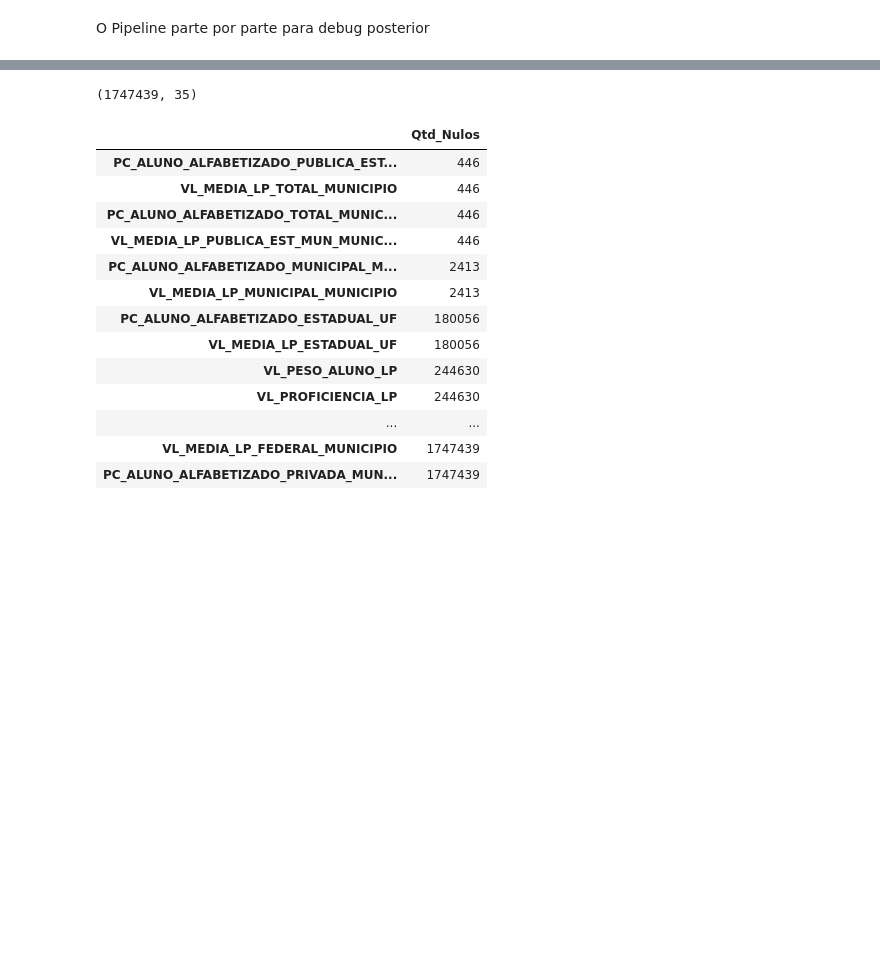
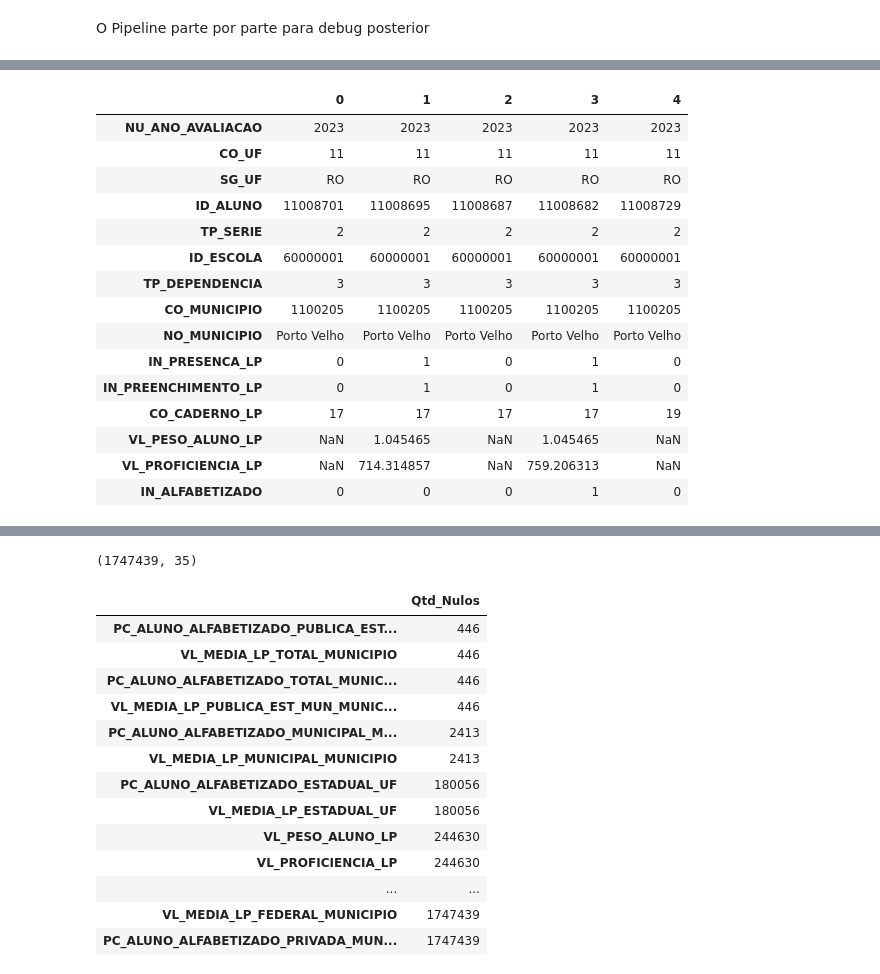
Before and after one commit to LucasRuizMartins/fiap_tech_challenge_02, a Jupyter notebook: notebooks/pipeline_bronze_silver.ipynb, the cells around one changed output, grey strips where cells are left out. Cells and saved outputs as stored; diff of their text form; code cells hidden in the pictures; blank space fills up the shorter version.

```diff
--- a/notebooks/pipeline_bronze_silver.ipynb
+++ b/notebooks/pipeline_bronze_silver.ipynb
@@ -217,2 +170,17 @@ O Pipeline parte por parte para debug posterior
 # %%
-ano = 2024
+#Nao ocultar as informações de descrição
+pd.set_option('display.max_colwidth', None)
+ano = 2025
+
+#dados
+raw_alunos = carregar_parquet_local(ano,'TS_ALUNO')
+raw_itens =  carregar_parquet_local(ano,'TS_ITEM')
+raw_uf  = carregar_parquet_local(ano,'TS_ESTADO')
+raw_municipio  = carregar_parquet_local(ano,'TS_MUNICIPIO')
+
+
+#Dicionarios
+dicionario_alunos =   carregar_parquet_local(ano,'TS_ALUNO', ler_dicionario=True)
+dicionario_itens =   carregar_parquet_local(ano,'TS_ITEM', ler_dicionario=True)
+dicionario_municipio =   carregar_parquet_local(ano,'TS_ESTADO', ler_dicionario=True)
+dicionario_uf =   carregar_parquet_local(ano,'TS_MUNICIPIO', ler_dicionario=True)
@@ -219,3 +212,22 @@ ano = 2024
+# %%
+raw_alunos.head(5).T
+# %% [output]
+|  | 0 | 1 | 2 | 3 | 4 |
+| NU_ANO_AVALIACAO | 2023 | 2023 | 2023 | 2023 | 2023 |
+| CO_UF | 11 | 11 | 11 | 11 | 11 |
+| SG_UF | RO | RO | RO | RO | RO |
+| ID_ALUNO | 11008701 | 11008695 | 11008687 | 11008682 | 11008729 |
+| TP_SERIE | 2 | 2 | 2 | 2 | 2 |
+| ID_ESCOLA | 60000001 | 60000001 | 60000001 | 60000001 | 60000001 |
+| TP_DEPENDENCIA | 3 | 3 | 3 | 3 | 3 |
+| CO_MUNICIPIO | 1100205 | 1100205 | 1100205 | 1100205 | 1100205 |
+| NO_MUNICIPIO | Porto Velho | Porto Velho | Porto Velho | Porto Velho | Porto Velho |
+| IN_PRESENCA_LP | 0 | 1 | 0 | 1 | 0 |
+| IN_PREENCHIMENTO_LP | 0 | 1 | 0 | 1 | 0 |
+| CO_CADERNO_LP | 17 | 17 | 17 | 17 | 19 |
+| VL_PESO_ALUNO_LP | NaN | 1.045465 | NaN | 1.045465 | NaN |
+| VL_PROFICIENCIA_LP | NaN | 714.314857 | NaN | 759.206313 | NaN |
+| IN_ALFABETIZADO | 0 | 0 | 0 | 1 | 0 |
 # %%
 #  Pivot da tabela munipicio
 
```
Also changed, not shown: parts of 11 cells of this notebook, 3 other files.
